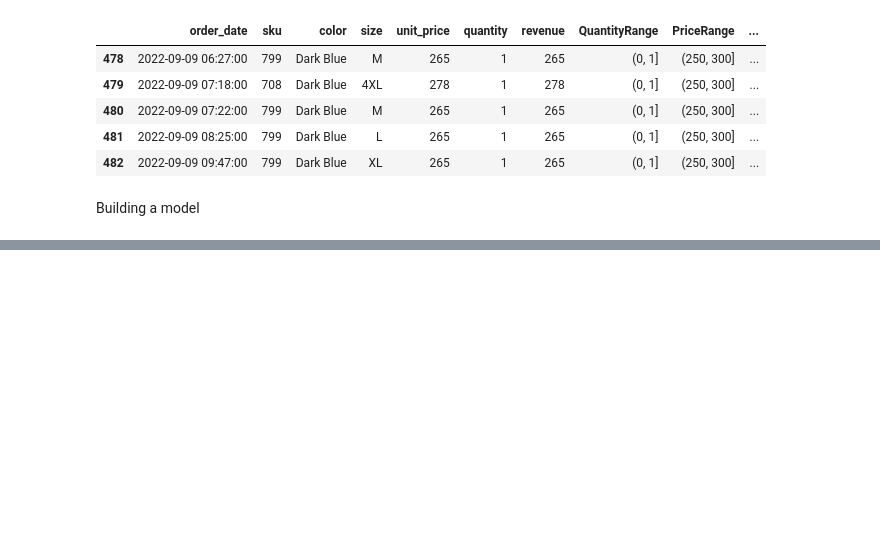
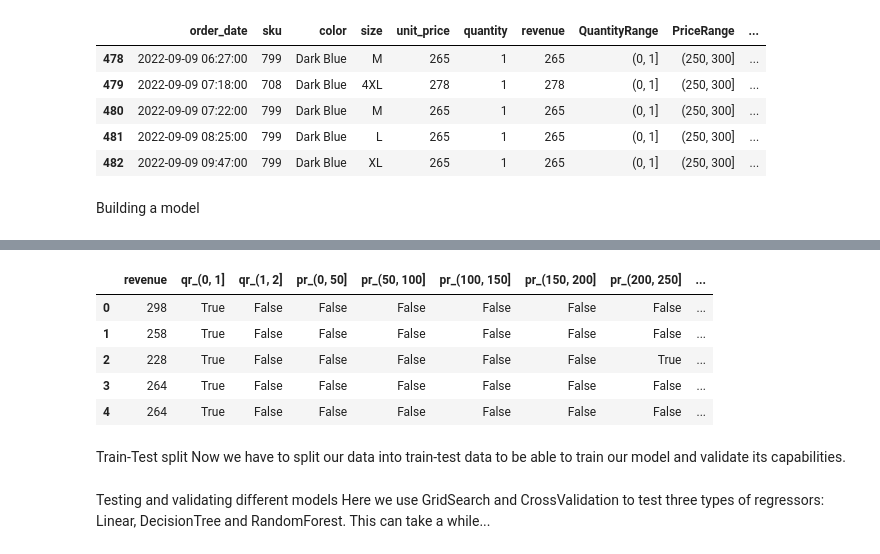
Before and after one commit to MboyaDan/Sales_prediction, a Jupyter notebook: Model/sales_predict.ipynb, the cells around one changed output, grey strips where cells are left out. Saved outputs shown, nothing was run; the diff lists cells and outputs as text; code cells hidden in the pictures; blank space fills up the shorter version.

```diff
--- a/Model/sales_predict.ipynb
+++ b/Model/sales_predict.ipynb
@@ -454,0 +465,16 @@ Building a model
+# %%
+df_data = df_clean2.copy()
+df_data = pd.get_dummies(df_data, columns=['QuantityRange'], prefix='qr')
+df_data = pd.get_dummies(df_data, columns=['PriceRange'], prefix='pr')
+df_data = pd.get_dummies(df_data, columns=['DateRange'], prefix='dr')
+df_data.head()
+# %% [output]
+|  | revenue | qr_(0, 1] | qr_(1, 2] | pr_(0, 50] | pr_(50, 100] | pr_(100, 150] | pr_(150, 200] | pr_(200, 250] | ... |
+| 0 | 298 | True | False | False | False | False | False | False | ... |
+| 1 | 258 | True | False | False | False | False | False | False | ... |
+| 2 | 228 | True | False | False | False | False | False | True | ... |
+| 3 | 264 | True | False | False | False | False | False | False | ... |
+| 4 | 264 | True | False | False | False | False | False | False | ... |
+# %% [markdown]
+Train-Test split
+Now we have to split our data into train-test data to be able to train our model and validate its capabilities.
@@ -454,0 +487,3 @@ Building a model
+# %% [markdown]
+Testing and validating different models
+Here we use GridSearch and CrossValidation to test three types of regressors: Linear, DecisionTree and RandomForest. This can take a while...
```
Also changed, not shown: parts of 7 cells of this notebook.
